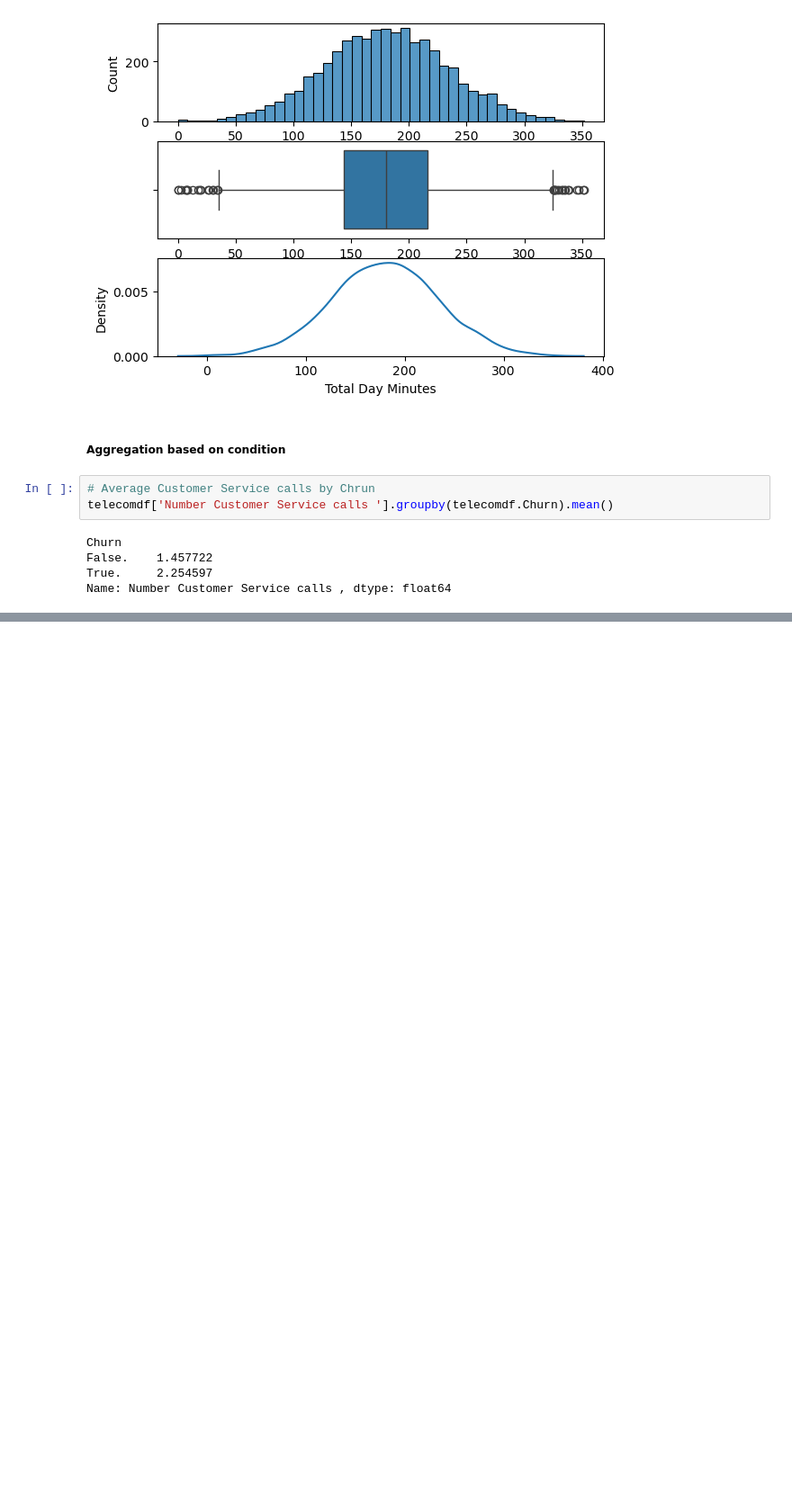
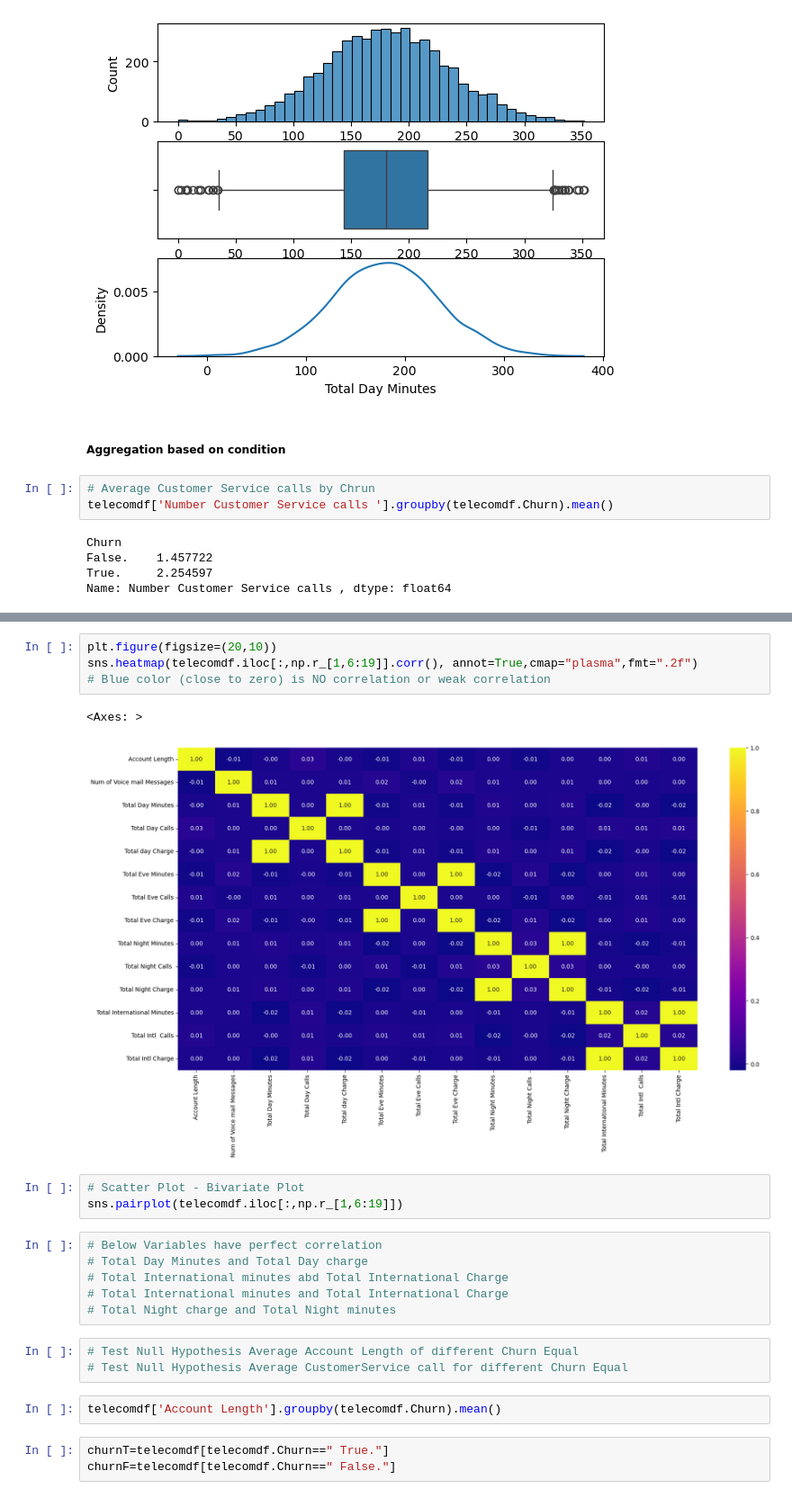
Before and after one commit to rajasangeetha/MachineLearning-, a Jupyter notebook: Telecom_Chrun_Prediction_Model.ipynb, the cells around one changed output, grey strips where cells are left out. Shown: that part at 90% size. Drawn from its saved outputs; the diff is of its cells as text; blank space fills up the shorter version.

```diff
--- a/Telecom_Chrun_Prediction_Model.ipynb
+++ b/Telecom_Chrun_Prediction_Model.ipynb
@@ -207,0 +252,24 @@ Name: Account Length, dtype: float64
+# %%
+plt.figure(figsize=(20,10))
+sns.heatmap(telecomdf.iloc[:,np.r_[1,6:19]].corr(), annot=True,cmap="plasma",fmt=".2f")
+# Blue color (close to zero) is NO correlation or weak correlation
+# %% [output]
+<Axes: >
+[figure, added]
+# %%
+# Scatter Plot - Bivariate Plot
+sns.pairplot(telecomdf.iloc[:,np.r_[1,6:19]])
+# %%
+# Below Variables have perfect correlation
+# Total Day Minutes and Total Day charge
+# Total International minutes abd Total International Charge
+# Total International minutes and Total International Charge
+# Total Night charge and Total Night minutes
+# %%
+# Test Null Hypothesis Average Account Length of different Churn Equal
+# Test Null Hypothesis Average CustomerService call for different Churn Equal
+# %%
+telecomdf['Account Length'].groupby(telecomdf.Churn).mean()
+# %%
+churnT=telecomdf[telecomdf.Churn==" True."]
+churnF=telecomdf[telecomdf.Churn==" False."]
```
Also changed, not shown: parts of 20 cells of this notebook.
